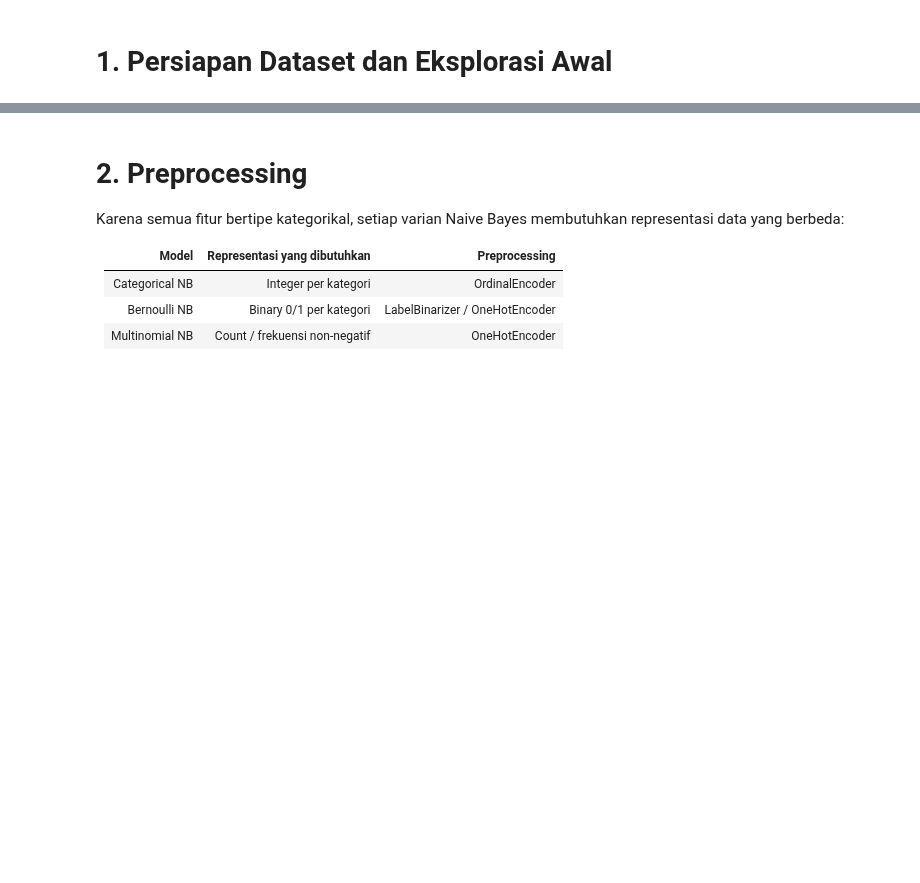
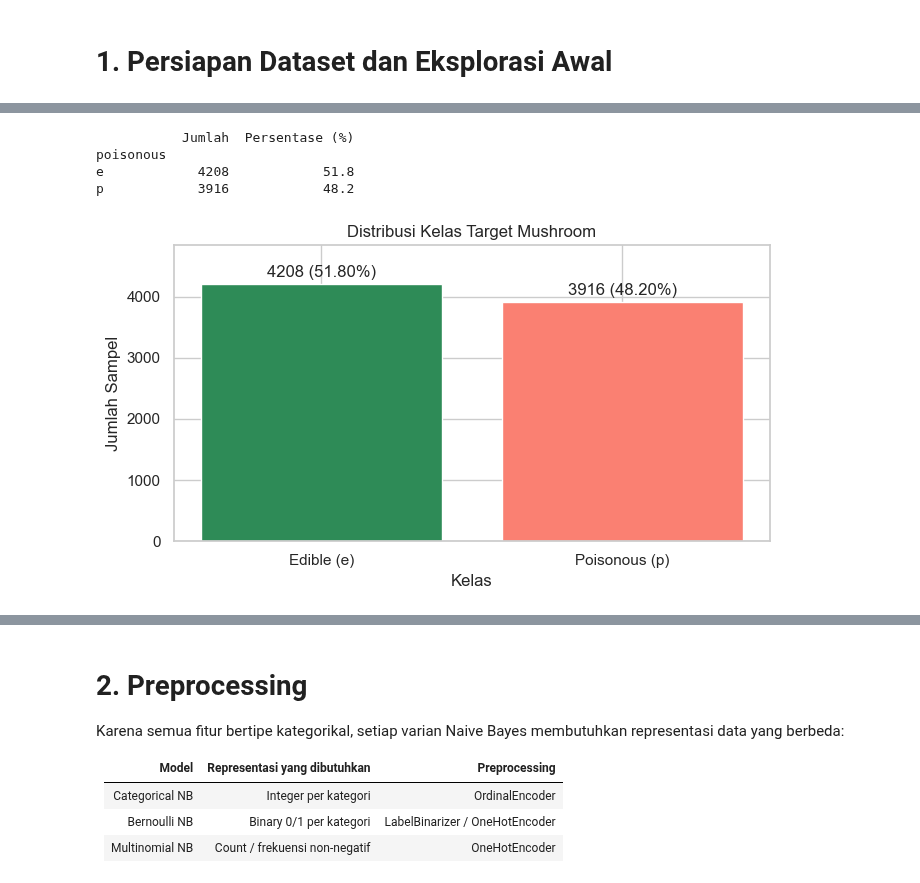
Before and after one commit to Cream3r/Modul-Praktikum-ML-RKA, a Jupyter notebook: 2.Naive_Bayes,Logistic_Regression/1_NB_Logreg_NRP.ipynb, the cells around one changed output, grey strips where cells are left out. Saved outputs shown, nothing was run; the diff lists cells and outputs as text; code cells hidden in the pictures; blank space fills up the shorter version.

```diff
--- a/2.Naive_Bayes,Logistic_Regression/1_NB_Logreg_NRP.ipynb
+++ b/2.Naive_Bayes,Logistic_Regression/1_NB_Logreg_NRP.ipynb
@@ -48,0 +64,11 @@ Langkah-langkah yang harus dilakukan antara lain:
+# %%
+mushroom = fetch_ucirepo(id=73)
+
+X = mushroom.data.features.copy()
+y = mushroom.data.targets.copy()
+
+df = pd.concat([X, y], axis=1)
+
+print("Jumlah baris dan kolom:", df.shape)
+
+display(df.head())
@@ -48,0 +144,42 @@ Langkah-langkah yang harus dilakukan antara lain:
+# %%
+target = y.iloc[:, 0]
+
+jumlah_kelas = target.value_counts().reindex(["e", "p"], fill_value=0)
+
+persentase = jumlah_kelas / jumlah_kelas.sum() * 100
+
+print(pd.DataFrame({
+    "Jumlah": jumlah_kelas,
+    "Persentase (%)": persentase.round(2)
+}))
+
+fig, ax = plt.subplots(figsize=(7, 4))
+
+bars = ax.bar(
+    ["Edible (e)", "Poisonous (p)"],
+    jumlah_kelas.values,
+    color=["seagreen", "salmon"]
+)
+
+ax.bar_label(
+    bars,
+    labels=[
+        f"{jumlah} ({persen:.2f}%)"
+        for jumlah, persen in zip(jumlah_kelas, persentase)
+    ],
+    padding=3
+)
+
+ax.set_title("Distribusi Kelas Target Mushroom")
+ax.set_xlabel("Kelas")
+ax.set_ylabel("Jumlah Sampel")
+ax.set_ylim(0, jumlah_kelas.max() * 1.15)
+
+plt.tight_layout()
+plt.show()
+# %% [output]
+           Jumlah  Persentase (%)
+poisonous
+e            4208            51.8
+p            3916            48.2
+[figure, added]
```
Also changed, not shown: parts of 44 cells of this notebook, 2 other files.
